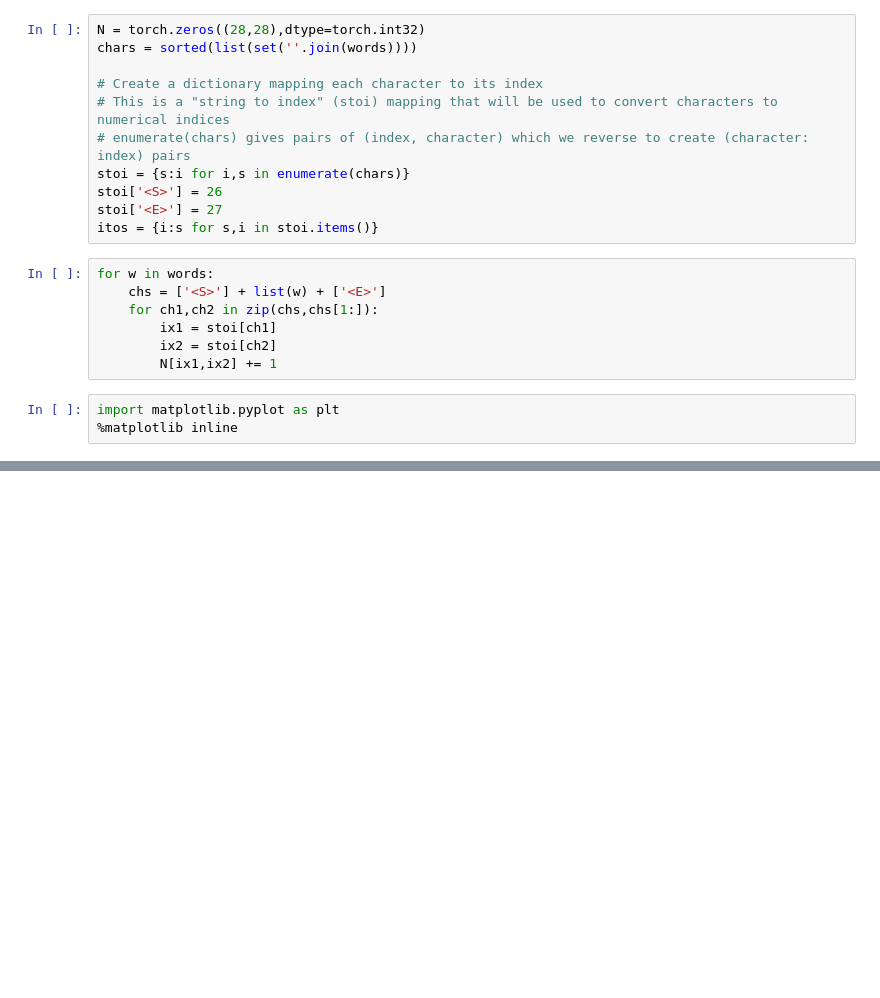
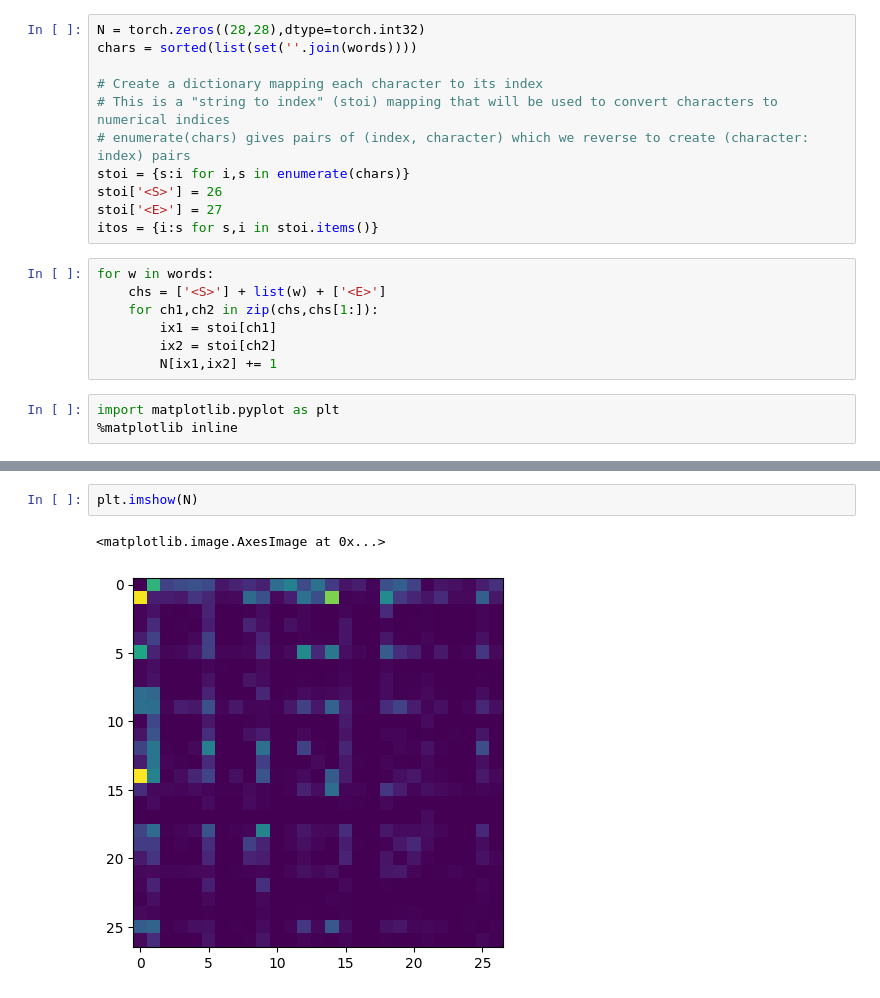
Before and after one commit to aughey/karpathy_walkthrough, a Jupyter notebook: video2/bigram.ipynb, the cells around one changed output, grey strips where cells are left out. Drawn from its saved outputs; the diff is of its cells as text; blank space fills up the shorter version.

```diff
--- a/video2/bigram.ipynb
+++ b/video2/bigram.ipynb
@@ -83,0 +354,5 @@ for i in range(N.shape[0]):
+# %%
+plt.imshow(N)
+# %% [output]
+<matplotlib.image.AxesImage at 0x...>
+[figure, added]
```
Also changed, not shown: parts of 24 cells of this notebook, 1 other file.
